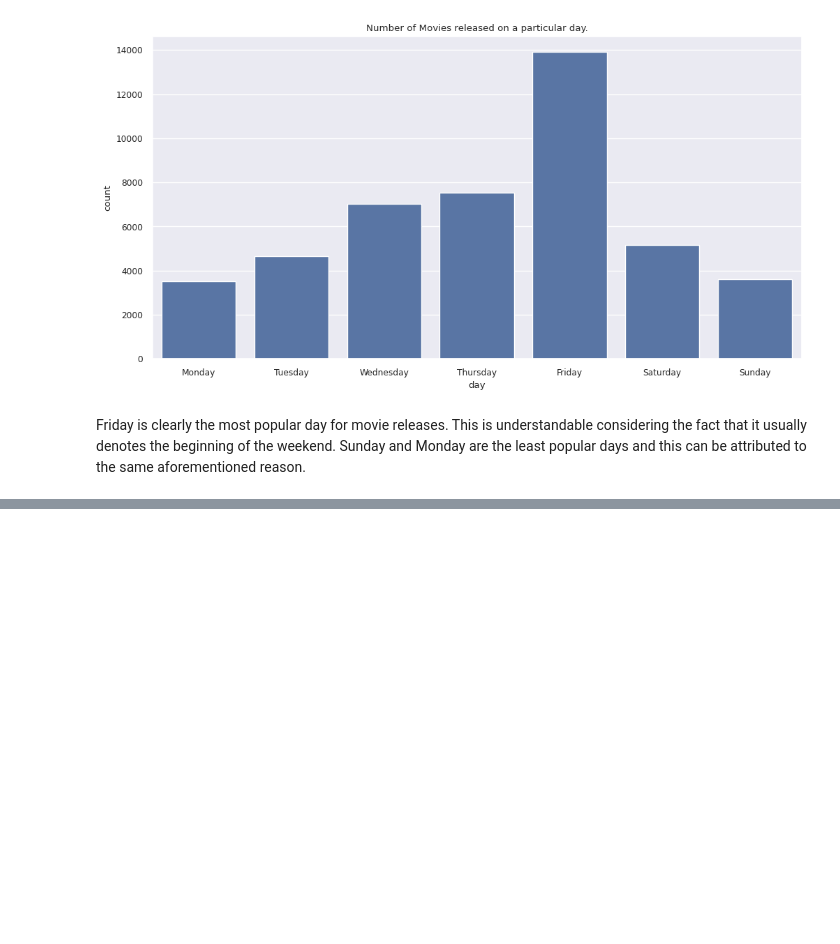
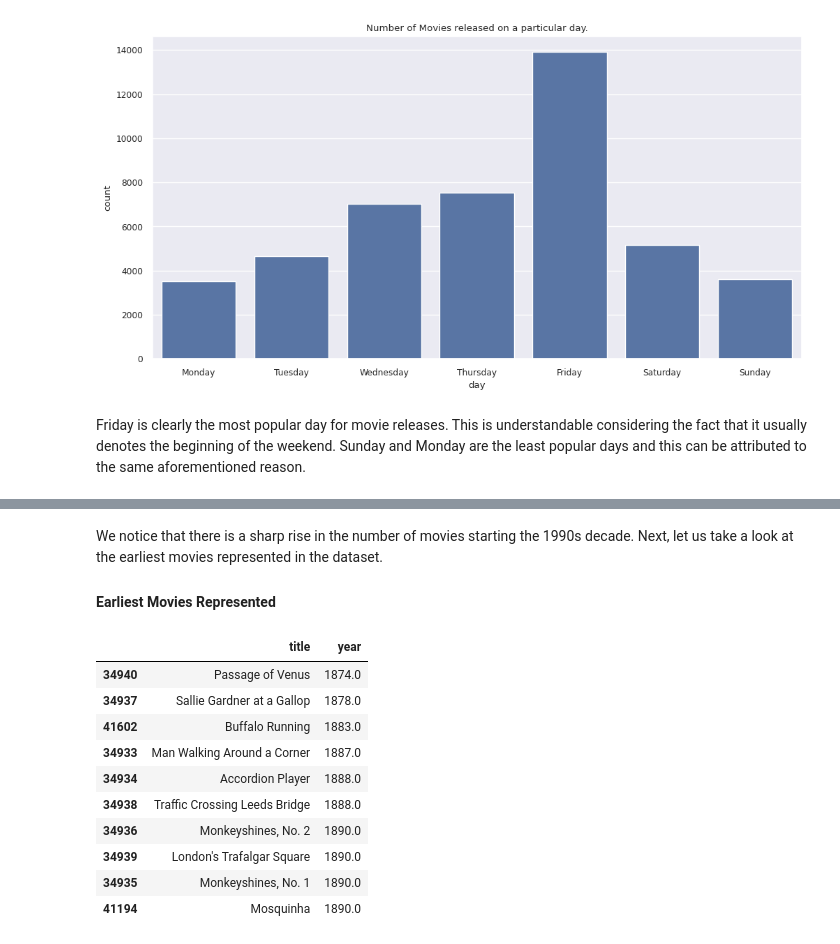
Before and after one commit to M-Awwab-Khan/most-comprehensive-movies-analysis, a Jupyter notebook: Movie_Metrics_An_Analyst_Approach.ipynb, the cells around one changed output, grey strips where cells are left out. Cells and saved outputs as stored; diff of their text form; code cells hidden in the pictures; blank space fills up the shorter version.

```diff
--- a/Movie_Metrics_An_Analyst_Approach.ipynb
+++ b/Movie_Metrics_An_Analyst_Approach.ipynb
@@ -670,0 +681,19 @@ Friday is clearly the most popular day for movie releases. This is understandabl
+# %% [markdown]
+We notice that there is a sharp rise in the number of movies starting the 1990s decade.
+Next, let us take a look at the earliest movies represented in the dataset.
+
+#### Earliest Movies Represented
+# %%
+df[['title', 'year']].sort_values('year').head(10)
+# %% [output]
+|  | title | year |
+| 34940 | Passage of Venus | 1874.0 |
+| 34937 | Sallie Gardner at a Gallop | 1878.0 |
+| 41602 | Buffalo Running | 1883.0 |
+| 34933 | Man Walking Around a Corner | 1887.0 |
+| 34934 | Accordion Player | 1888.0 |
+| 34938 | Traffic Crossing Leeds Bridge | 1888.0 |
+| 34936 | Monkeyshines, No. 2 | 1890.0 |
+| 34939 | London's Trafalgar Square | 1890.0 |
+| 34935 | Monkeyshines, No. 1 | 1890.0 |
+| 41194 | Mosquinha | 1890.0 |
```
Also changed, not shown: parts of 8 cells of this notebook.
